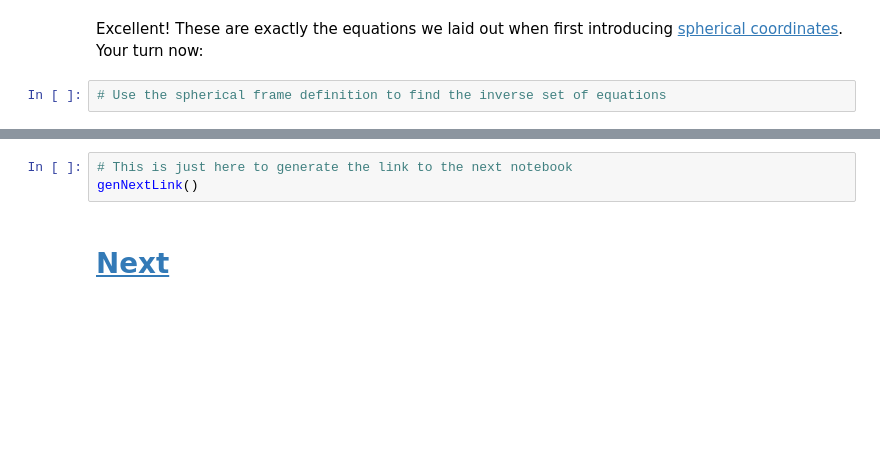
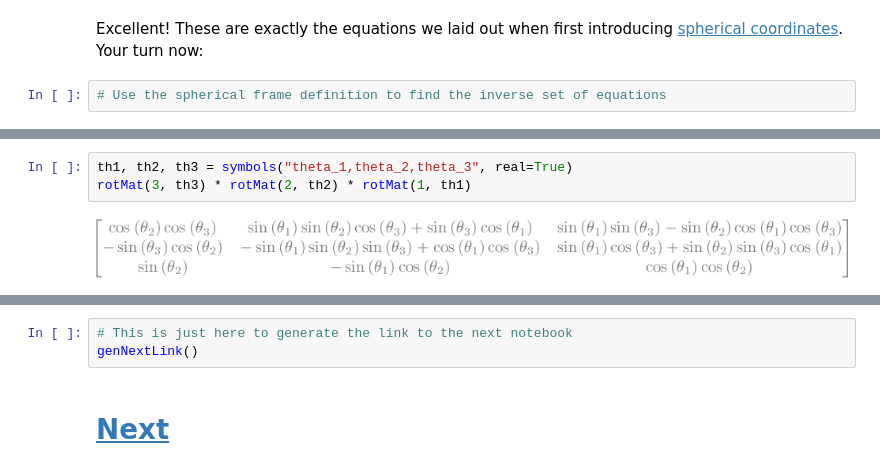
Before and after one commit to dsavransky/astrodynamicsbook, a Jupyter notebook: Notebooks/05-More Reference Frames.ipynb, the cells around one changed output, grey strips where cells are left out. Drawn from its saved outputs; the diff is of its cells as text; blank space fills up the shorter version.

```diff
--- a/Notebooks/05-More Reference Frames.ipynb
+++ b/Notebooks/05-More Reference Frames.ipynb
@@ -185,0 +231,5 @@ There are many other useful reference frames we can define, but these two (along
+# %%
+th1, th2, th3 = symbols("theta_1,theta_2,theta_3", real=True)
+rotMat(3, th3) * rotMat(2, th2) * rotMat(1, th1)
+# %% [output]
+[figure, added]
```
Also changed, not shown: parts of 48 cells of this notebook, 4 other files.
